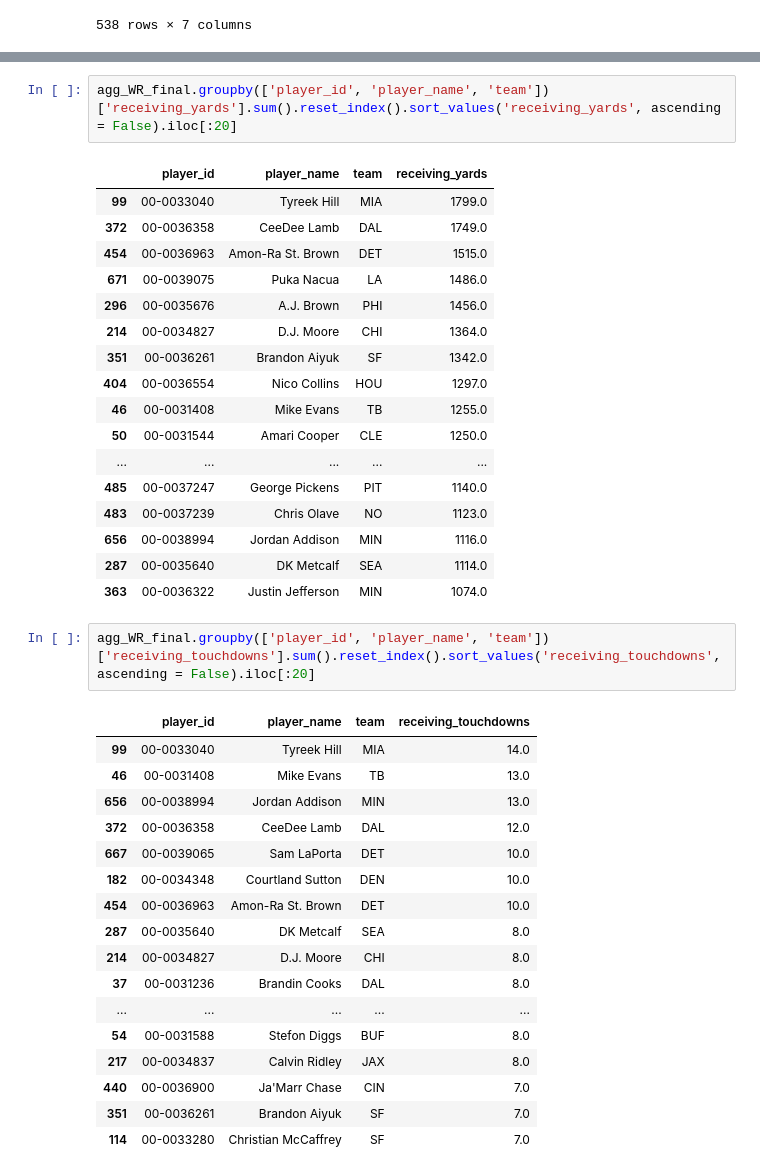
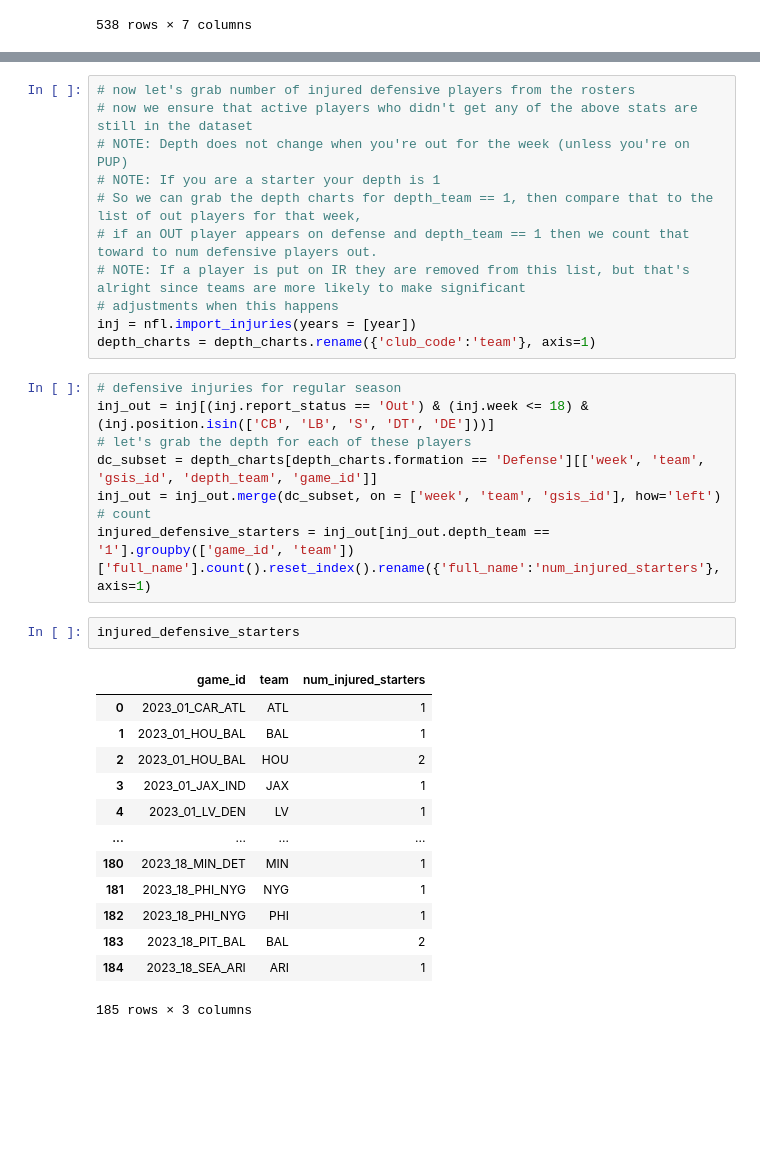
Before and after one commit to ColinB19/FantasyFootballAnalysis, a Jupyter notebook: NFL_dataset_creation.ipynb, the cells around one changed output, grey strips where cells are left out. Cells and saved outputs as stored; diff of their text form; blank space fills up the shorter version.

Commit message:
finished up WR dataset and associated datasets

```diff
--- a/NFL_dataset_creation.ipynb
+++ b/NFL_dataset_creation.ipynb
@@ -1201,40 +1205,35 @@ temp_qb_fpoints.groupby(['defteam'])['total_qb_fpoints_given_up'].mean().reset_i
-# %%
-agg_WR_final.groupby(['player_id', 'player_name', 'team'])['receiving_yards'].sum().reset_index().sort_values('receiving_yards', ascending = False).iloc[:20]
-# %% [output]
-|  | player_id | player_name | team | receiving_yards |
-| 99 | 00-0033040 | Tyreek Hill | MIA | 1799.0 |
-| 372 | 00-0036358 | CeeDee Lamb | DAL | 1749.0 |
-| 454 | 00-0036963 | Amon-Ra St. Brown | DET | 1515.0 |
-| 671 | 00-0039075 | Puka Nacua | LA | 1486.0 |
-| 296 | 00-0035676 | A.J. Brown | PHI | 1456.0 |
-| 214 | 00-0034827 | D.J. Moore | CHI | 1364.0 |
-| 351 | 00-0036261 | Brandon Aiyuk | SF | 1342.0 |
-| 404 | 00-0036554 | Nico Collins | HOU | 1297.0 |
-| 46 | 00-0031408 | Mike Evans | TB | 1255.0 |
-| 50 | 00-0031544 | Amari Cooper | CLE | 1250.0 |
-| ... | ... | ... | ... | ... |
-| 485 | 00-0037247 | George Pickens | PIT | 1140.0 |
-| 483 | 00-0037239 | Chris Olave | NO | 1123.0 |
-| 656 | 00-0038994 | Jordan Addison | MIN | 1116.0 |
-| 287 | 00-0035640 | DK Metcalf | SEA | 1114.0 |
-| 363 | 00-0036322 | Justin Jefferson | MIN | 1074.0 |
-# %%
-agg_WR_final.groupby(['player_id', 'player_name', 'team'])['receiving_touchdowns'].sum().reset_index().sort_values('receiving_touchdowns', ascending = False).iloc[:20]
-# %% [output]
-|  | player_id | player_name | team | receiving_touchdowns |
-| 99 | 00-0033040 | Tyreek Hill | MIA | 14.0 |
-| 46 | 00-0031408 | Mike Evans | TB | 13.0 |
-| 656 | 00-0038994 | Jordan Addison | MIN | 13.0 |
-| 372 | 00-0036358 | CeeDee Lamb | DAL | 12.0 |
-| 667 | 00-0039065 | Sam LaPorta | DET | 10.0 |
-| 182 | 00-0034348 | Courtland Sutton | DEN | 10.0 |
-| 454 | 00-0036963 | Amon-Ra St. Brown | DET | 10.0 |
-| 287 | 00-0035640 | DK Metcalf | SEA | 8.0 |
-| 214 | 00-0034827 | D.J. Moore | CHI | 8.0 |
-| 37 | 00-0031236 | Brandin Cooks | DAL | 8.0 |
-| ... | ... | ... | ... | ... |
-| 54 | 00-0031588 | Stefon Diggs | BUF | 8.0 |
-| 217 | 00-0034837 | Calvin Ridley | JAX | 8.0 |
-| 440 | 00-0036900 | Ja'Marr Chase | CIN | 7.0 |
-| 351 | 00-0036261 | Brandon Aiyuk | SF | 7.0 |
-| 114 | 00-0033280 | Christian McCaffrey | SF | 7.0 |
+# %%
+# now let's grab number of injured defensive players from the rosters
+# now we ensure that active players who didn't get any of the above stats are still in the dataset
+# NOTE: Depth does not change when you're out for the week (unless you're on PUP)
+# NOTE: If you are a starter your depth is 1
+# So we can grab the depth charts for depth_team == 1, then compare that to the list of out players for that week,
+# if an OUT player appears on defense and depth_team == 1 then we count that toward to num defensive players out.
+# NOTE: If a player is put on IR they are removed from this list, but that's alright since teams are more likely to make significant
+# adjustments when this happens
+inj = nfl.import_injuries(years = [year])
+depth_charts = depth_charts.rename({'club_code':'team'}, axis=1)
+# %%
+# defensive injuries for regular season
+inj_out = inj[(inj.report_status == 'Out') & (inj.week <= 18) & (inj.position.isin(['CB', 'LB', 'S', 'DT', 'DE']))]
+# let's grab the depth for each of these players
+dc_subset = depth_charts[depth_charts.formation == 'Defense'][['week', 'team', 'gsis_id', 'depth_team', 'game_id']]
+inj_out = inj_out.merge(dc_subset, on = ['week', 'team', 'gsis_id'], how='left')
+# count
+injured_defensive_starters = inj_out[inj_out.depth_team == '1'].groupby(['game_id', 'team'])['full_name'].count().reset_index().rename({'full_name':'num_injured_starters'}, axis=1)
+# %%
+injured_defensive_starters
+# %% [output]
+|  | game_id | team | num_injured_starters |
+| 0 | 2023_01_CAR_ATL | ATL | 1 |
+| 1 | 2023_01_HOU_BAL | BAL | 1 |
+| 2 | 2023_01_HOU_BAL | HOU | 2 |
+| 3 | 2023_01_JAX_IND | JAX | 1 |
+| 4 | 2023_01_LV_DEN | LV | 1 |
+| ... | ... | ... | ... |
+| 180 | 2023_18_MIN_DET | MIN | 1 |
+| 181 | 2023_18_PHI_NYG | NYG | 1 |
+| 182 | 2023_18_PHI_NYG | PHI | 1 |
+| 183 | 2023_18_PIT_BAL | BAL | 2 |
+| 184 | 2023_18_SEA_ARI | ARI | 1 |
+185 rows × 3 columns
```
Also changed, not shown: parts of 6 cells of this notebook, 1 other file.
